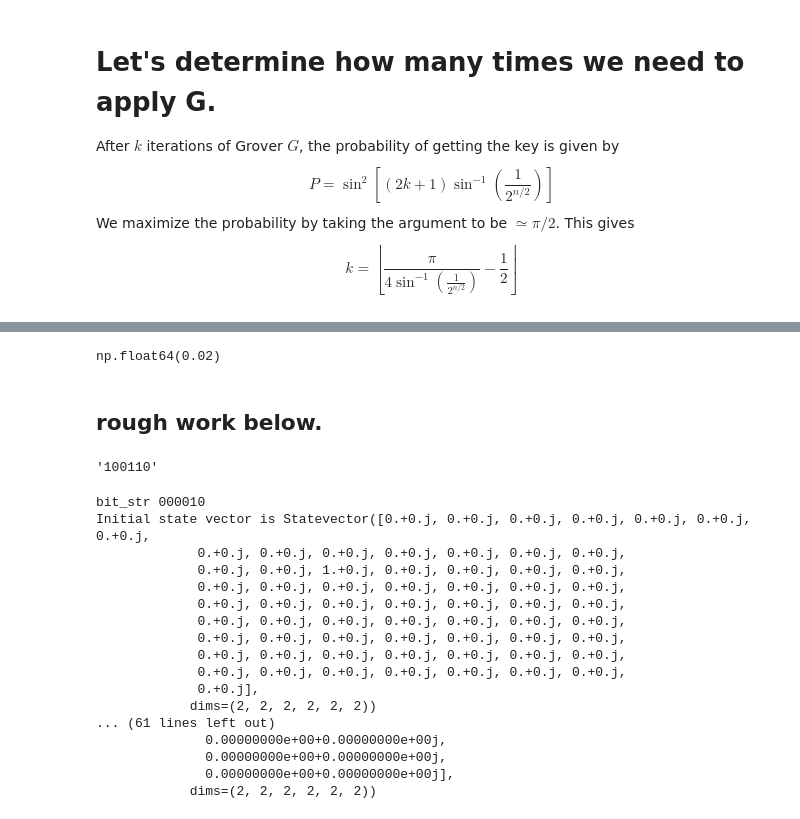
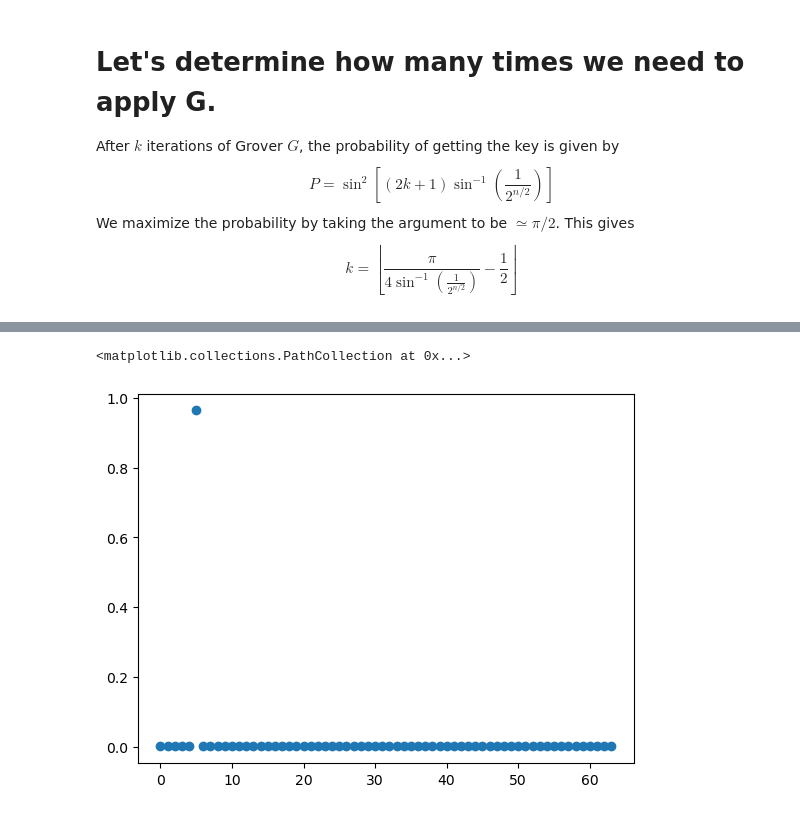
Before and after one commit to pankmunbodh/A-QPE-and-Grover-alg-Puzzle-Quantum-Computing-, a Jupyter notebook: QPE and Grover.ipynb, the cells around one changed output, grey strips where cells are left out. Cells and saved outputs as stored; diff of their text form; code cells hidden in the pictures.

```diff
--- a/QPE and Grover.ipynb
+++ b/QPE and Grover.ipynb
@@ -634,0 +515,3 @@ np.int64(5)
+# %%
+d = 6
+n = 6
@@ -635,5 +534,5 @@ np.int64(5)
 # %%
-d = 5
-n = 5
-thetas = theta_input(d,n)
-print(thetas)
+t_choice = 0.5
+
+#Now we globally set t to the value we want to find
+t = int(t_choice*2**d)
@@ -645,6 +541,4 @@ print(thetas)
 # %%
-
-
-k= 3 #k_iterations(n)
-qc = Grover_k(0,d,n,thetas,k)
+k= k_iterations(n) #k_iterations(n)
+qc = Grover_k(d,n,thetas,k)
 #qc.draw(output="mpl")
@@ -667,0 +571,5 @@ for i in range(len(probs)):
+# %%
+psis = np.array([])
+for i in range(len(probs)):
+    psi = num_output(bit_string(i,d+n)[::-1],d,n)
+    psis = np.append(psis, psi)
@@ -668,42 +594,5 @@ for i in range(len(probs)):
 # %%
-np.round(probs,2)[992]
+plt.scatter(psis[0::2**d],probs[0::2**d])
 # %% [output]
-np.float64(0.02)
+<matplotlib.collections.PathCollection at 0x...>
+[figure, added]
-# %% [markdown]
-## rough work below.
-# %%
-bit_string_input(1,3,3,3)
-# %% [output]
-'100110'
-# %%
-#d=3
-#n = 3
-total_bits = d+n
-
-num = 2
-
-bit_str = bit_string_input(num,d,n)
-print("bit_str",bit_str)
-sv_ini = bit_to_state(bit_str)
-print("Initial state vector is",sv_ini)
-sv_fin = sv_ini.evolve(qc)
-print("Final state vector is", sv_fin)
-#state_to_bit(sv_fin,total_bits)
-# %% [output]
-bit_str 000010
-Initial state vector is Statevector([0.+0.j, 0.+0.j, 0.+0.j, 0.+0.j, 0.+0.j, 0.+0.j, 0.+0.j,
-             0.+0.j, 0.+0.j, 0.+0.j, 0.+0.j, 0.+0.j, 0.+0.j, 0.+0.j,
-             0.+0.j, 0.+0.j, 1.+0.j, 0.+0.j, 0.+0.j, 0.+0.j, 0.+0.j,
-             0.+0.j, 0.+0.j, 0.+0.j, 0.+0.j, 0.+0.j, 0.+0.j, 0.+0.j,
-             0.+0.j, 0.+0.j, 0.+0.j, 0.+0.j, 0.+0.j, 0.+0.j, 0.+0.j,
-             0.+0.j, 0.+0.j, 0.+0.j, 0.+0.j, 0.+0.j, 0.+0.j, 0.+0.j,
-             0.+0.j, 0.+0.j, 0.+0.j, 0.+0.j, 0.+0.j, 0.+0.j, 0.+0.j,
-             0.+0.j, 0.+0.j, 0.+0.j, 0.+0.j, 0.+0.j, 0.+0.j, 0.+0.j,
-             0.+0.j, 0.+0.j, 0.+0.j, 0.+0.j, 0.+0.j, 0.+0.j, 0.+0.j,
-             0.+0.j],
-            dims=(2, 2, 2, 2, 2, 2))
-... (61 lines left out)
-              0.00000000e+00+0.00000000e+00j,
-              0.00000000e+00+0.00000000e+00j,
-              0.00000000e+00+0.00000000e+00j],
-            dims=(2, 2, 2, 2, 2, 2))
```
Also changed, not shown: parts of 44 cells of this notebook.
